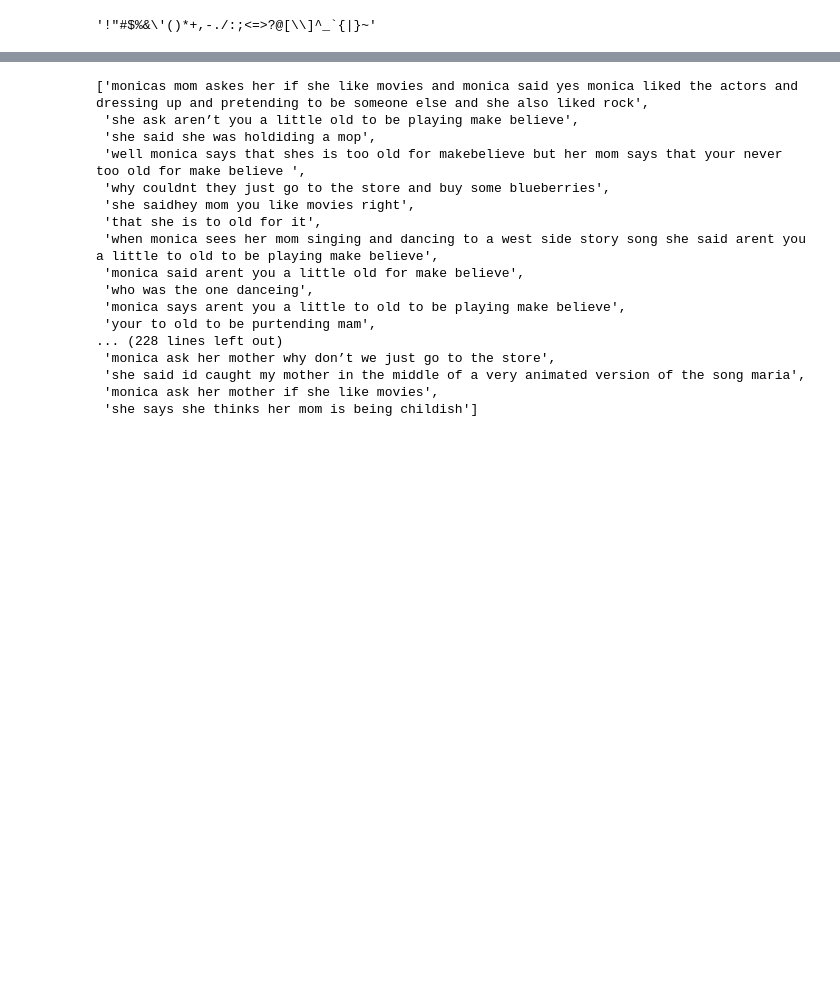
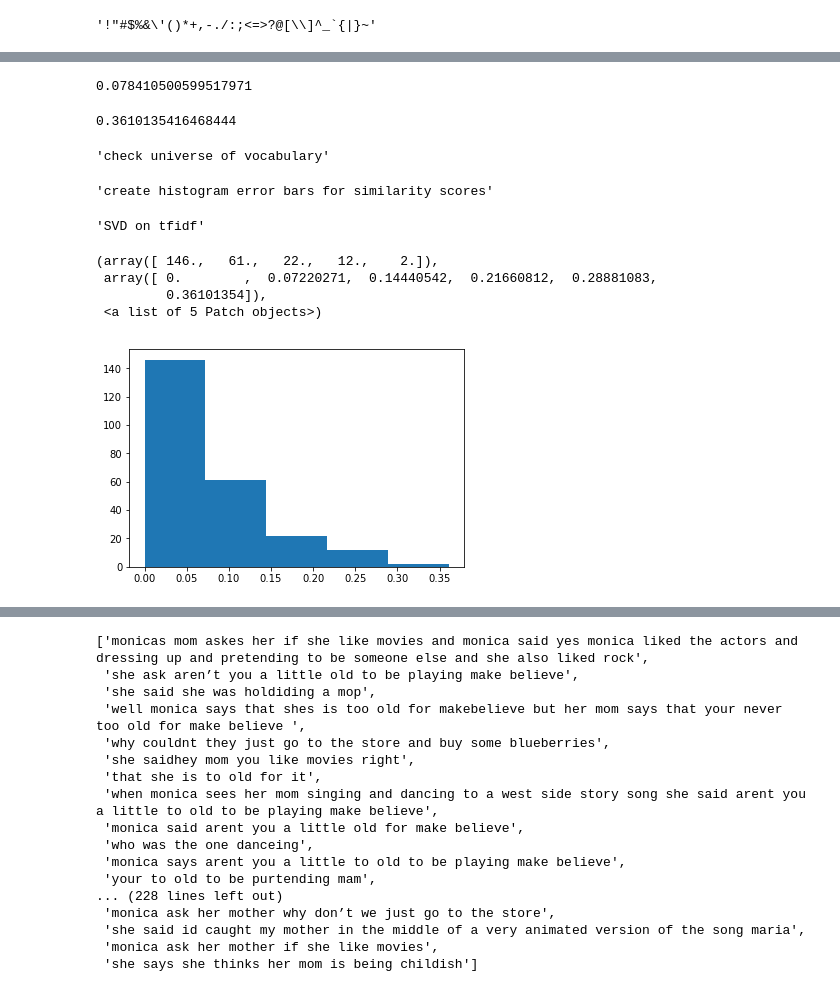
Before and after one commit to sarangof/beta-Grading, a Jupyter notebook: Learning.ipynb, the cells around one changed output, grey strips where cells are left out. Saved outputs shown, nothing was run; the diff lists cells and outputs as text; code cells hidden in the pictures; blank space fills up the shorter version.

Commit message:
histogram

```diff
--- a/Learning.ipynb
+++ b/Learning.ipynb
@@ -361,0 +368,28 @@ for sentence in np_q1_answers:
+# %%
+q1q2q3.id_11459_sim_score_50.std()
+# %% [output]
+0.078410500599517971
+# %%
+q1q2q3.id_11459_sim_score_50.max()
+# %% [output]
+0.3610135416468444
+# %%
+"check universe of vocabulary"
+# %% [output]
+'check universe of vocabulary'
+# %%
+"create histogram error bars for similarity scores"
+# %% [output]
+'create histogram error bars for similarity scores'
+# %%
+"SVD on tfidf"
+# %% [output]
+'SVD on tfidf'
+# %%
+plt.hist(q1q2q3.id_11459_sim_score_50, 5)
+# %% [output]
+(array([ 146.,   61.,   22.,   12.,    2.]),
+ array([ 0.        ,  0.07220271,  0.14440542,  0.21660812,  0.28881083,
+         0.36101354]),
+ <a list of 5 Patch objects>)
+[figure, added]
```
Also changed, not shown: parts of 38 cells of this notebook.
